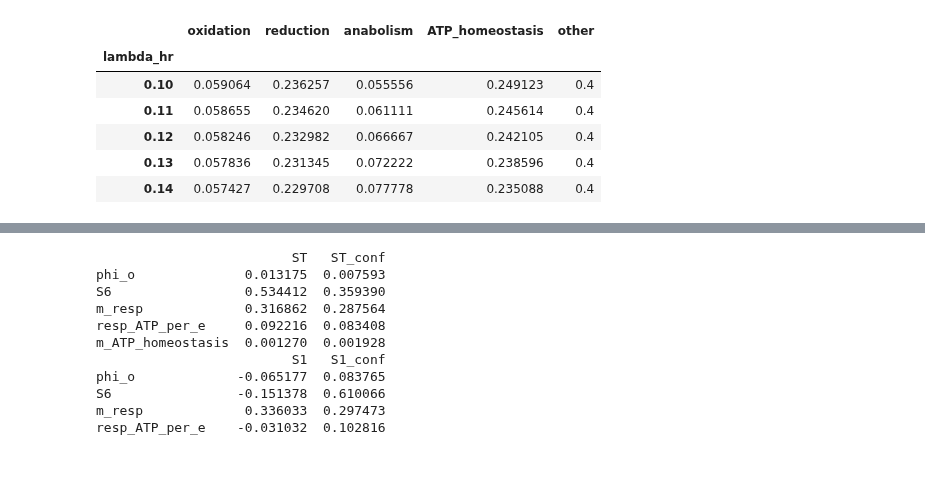
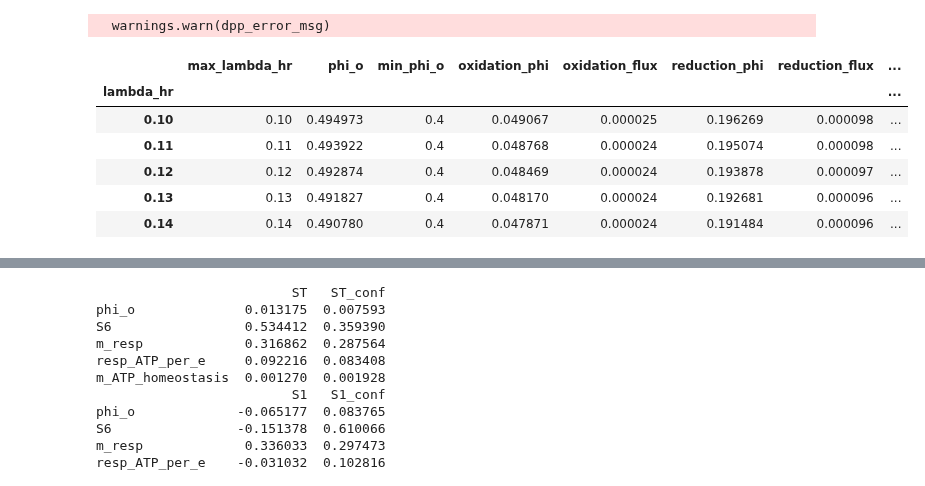
Before and after one commit to flamholz/redox-proteome, a Jupyter notebook: notebooks/LinearizedRespModel.ipynb, the cells around one changed output, grey strips where cells are left out. Cells and saved outputs as stored; diff of their text form; code cells hidden in the pictures.

```diff
--- a/notebooks/LinearizedRespModel.ipynb
+++ b/notebooks/LinearizedRespModel.ipynb
@@ -42,26 +42,24 @@ p.value
 # %%
-p = lam.max_anabolic_rate_problem(phi_o=0.4, max_lambda_hr=0.1)
-phis = []
+p = lam.max_anabolic_rate_problem(min_phi_o=0.4, max_lambda_hr=0.1)
 lambdas = np.arange(0.1, 1.501, 0.01)
+results = []
 
 for lam_val in lambdas:
     p.param_dict['max_lambda_hr'].value = lam_val
     res = p.solve()
-    if p.status in ("infeasible", "unbounded"):
-        phis.append(np.zeros(lam.S_df.index.size + 1))
-        continue
-    phis.append(p.var_dict['phis'].value.tolist() + [p.param_dict['phi_o'].value])
+    d = lam.solution_as_dict(p)
+    results.append(d)
 
-colnames = lam.S_df.index.values.tolist() + ['other']
-phi_df = pd.DataFrame(phis, columns=colnames)
-phi_df['lambda_hr'] = lambdas
+phi_df = pd.DataFrame(results)
+phi_df['max_lambda_hr'] = lambdas
 phi_df.set_index('lambda_hr', inplace=True)
 phi_df.head()
 # %% [output]
+  warnings.warn(dpp_error_msg)
-|  | oxidation | reduction | anabolism | ATP_homeostasis | other |
-| lambda_hr |  |  |  |  |  |
-| 0.10 | 0.059064 | 0.236257 | 0.055556 | 0.249123 | 0.4 |
-| 0.11 | 0.058655 | 0.234620 | 0.061111 | 0.245614 | 0.4 |
-| 0.12 | 0.058246 | 0.232982 | 0.066667 | 0.242105 | 0.4 |
-| 0.13 | 0.057836 | 0.231345 | 0.072222 | 0.238596 | 0.4 |
-| 0.14 | 0.057427 | 0.229708 | 0.077778 | 0.235088 | 0.4 |
+|  | max_lambda_hr | phi_o | min_phi_o | oxidation_phi | oxidation_flux | reduction_phi | reduction_flux | ... |
+| lambda_hr |  |  |  |  |  |  |  | ... |
+| 0.10 | 0.10 | 0.494973 | 0.4 | 0.049067 | 0.000025 | 0.196269 | 0.000098 | ... |
+| 0.11 | 0.11 | 0.493922 | 0.4 | 0.048768 | 0.000024 | 0.195074 | 0.000098 | ... |
+| 0.12 | 0.12 | 0.492874 | 0.4 | 0.048469 | 0.000024 | 0.193878 | 0.000097 | ... |
+| 0.13 | 0.13 | 0.491827 | 0.4 | 0.048170 | 0.000024 | 0.192681 | 0.000096 | ... |
+| 0.14 | 0.14 | 0.490780 | 0.4 | 0.047871 | 0.000024 | 0.191484 | 0.000096 | ... |
```
Also changed, not shown: parts of 4 cells of this notebook, 1 other file.
